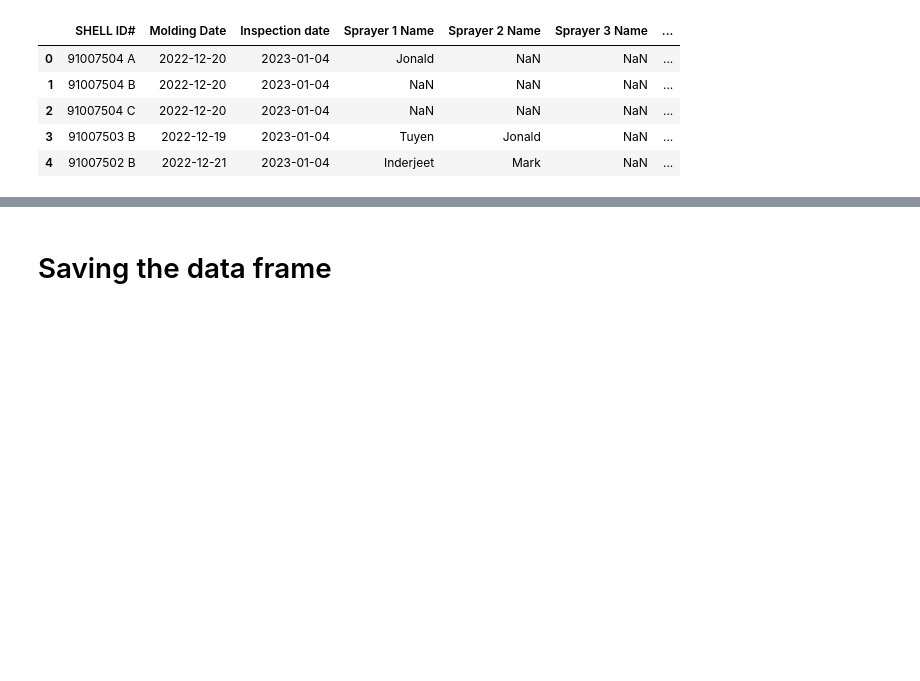
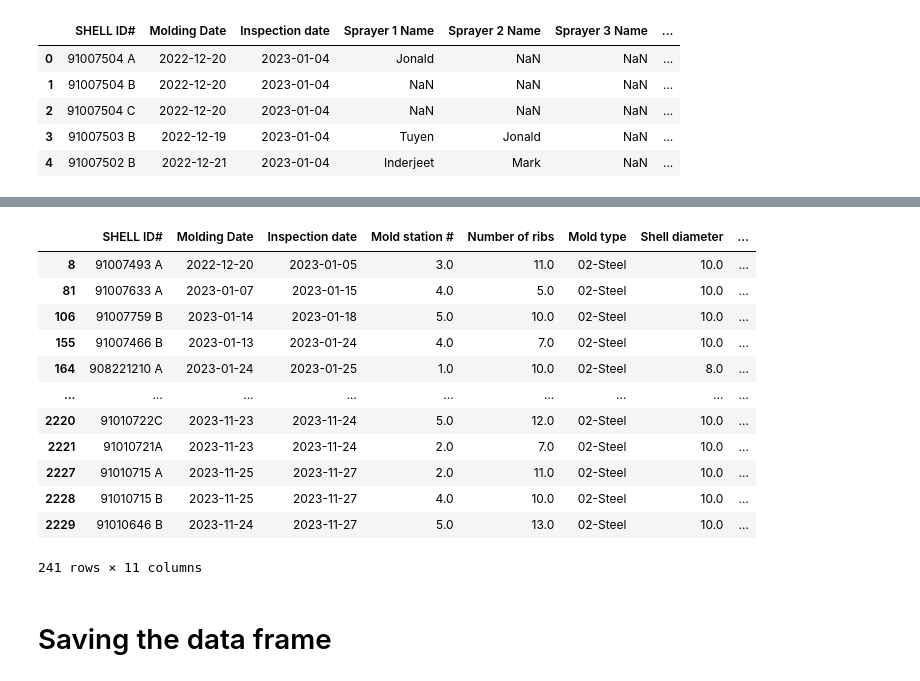
Before and after one commit to FarzadKash/Automation-Drawing-reader, a Jupyter notebook: Automation_on_drawing_reader.ipynb, the cells around one changed output, grey strips where cells are left out. Cells and saved outputs as stored; diff of their text form; code cells hidden in the pictures; blank space fills up the shorter version.

```diff
--- a/Automation_on_drawing_reader.ipynb
+++ b/Automation_on_drawing_reader.ipynb
@@ -280,0 +284,3 @@ Edmonton_data.head()
+# %%
+Edmonton_data["Rework"] = pd.to_numeric(Edmonton_data['Rework'].str.rstrip('%'), errors='coerce')
+Edmonton_data.info()
@@ -280,0 +325,2 @@ Edmonton_data.head()
+# %%
+Edmonton_data[Edmonton_data["Rework"]>1]["Rework"] = Edmonton_data[Edmonton_data["Rework"]>1]["Rework"]/100
@@ -281,3 +333,19 @@ Edmonton_data.head()
+# %%
+Edmonton_data[Edmonton_data["Rework"]>1]
+# %% [output]
+|  | SHELL ID# | Molding Date | Inspection date | Mold station # | Number of ribs | Mold type | Shell diameter | ... |
+| 8 | 91007493 A | 2022-12-20 | 2023-01-05 | 3.0 | 11.0 | 02-Steel | 10.0 | ... |
+| 81 | 91007633 A | 2023-01-07 | 2023-01-15 | 4.0 | 5.0 | 02-Steel | 10.0 | ... |
+| 106 | 91007759 B | 2023-01-14 | 2023-01-18 | 5.0 | 10.0 | 02-Steel | 10.0 | ... |
+| 155 | 91007466 B | 2023-01-13 | 2023-01-24 | 4.0 | 7.0 | 02-Steel | 10.0 | ... |
+| 164 | 908221210 A | 2023-01-24 | 2023-01-25 | 1.0 | 10.0 | 02-Steel | 8.0 | ... |
+| ... | ... | ... | ... | ... | ... | ... | ... | ... |
+| 2220 | 91010722C | 2023-11-23 | 2023-11-24 | 5.0 | 12.0 | 02-Steel | 10.0 | ... |
+| 2221 | 91010721A | 2023-11-23 | 2023-11-24 | 2.0 | 7.0 | 02-Steel | 10.0 | ... |
+| 2227 | 91010715 A | 2023-11-25 | 2023-11-27 | 2.0 | 11.0 | 02-Steel | 10.0 | ... |
+| 2228 | 91010715 B | 2023-11-25 | 2023-11-27 | 4.0 | 10.0 | 02-Steel | 10.0 | ... |
+| 2229 | 91010646 B | 2023-11-24 | 2023-11-27 | 5.0 | 13.0 | 02-Steel | 10.0 | ... |
+241 rows × 11 columns
 # %% [markdown]
 # Saving the data frame
 # %%
```
Also changed, not shown: parts of 9 cells of this notebook.
